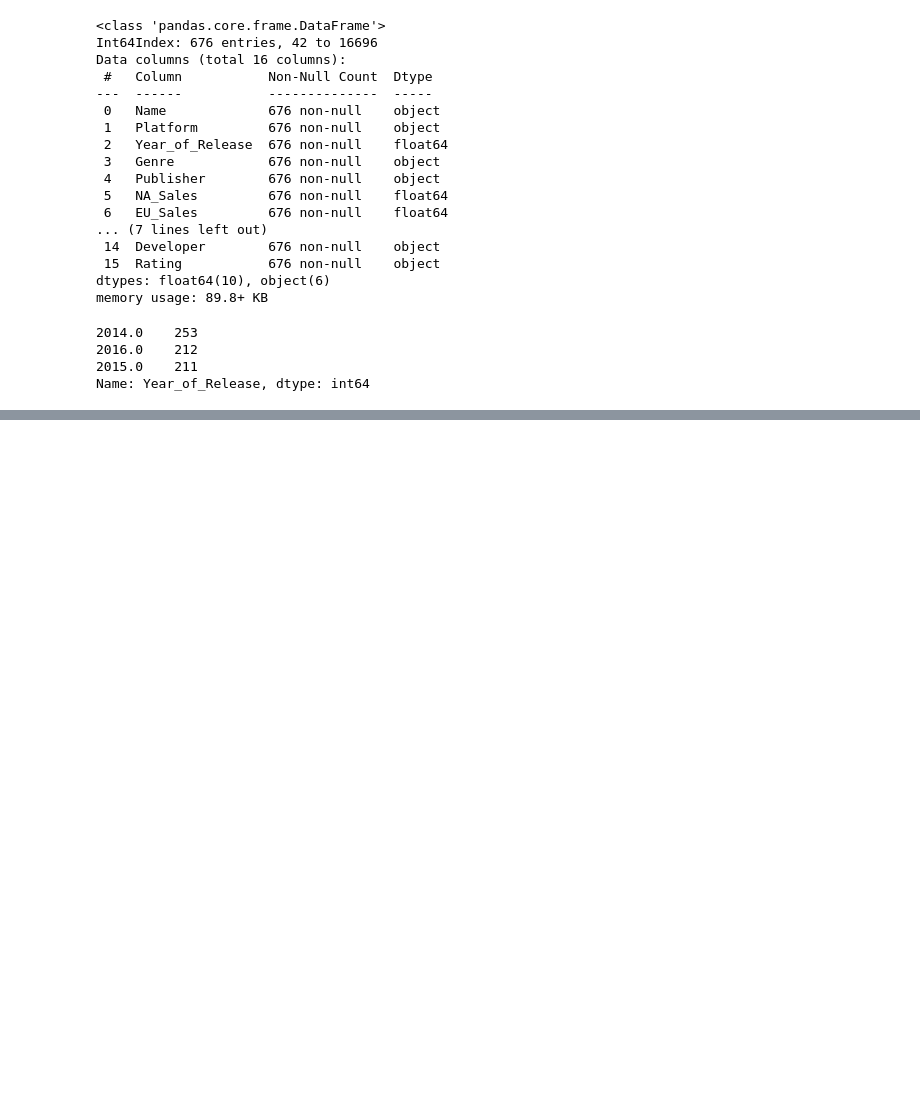
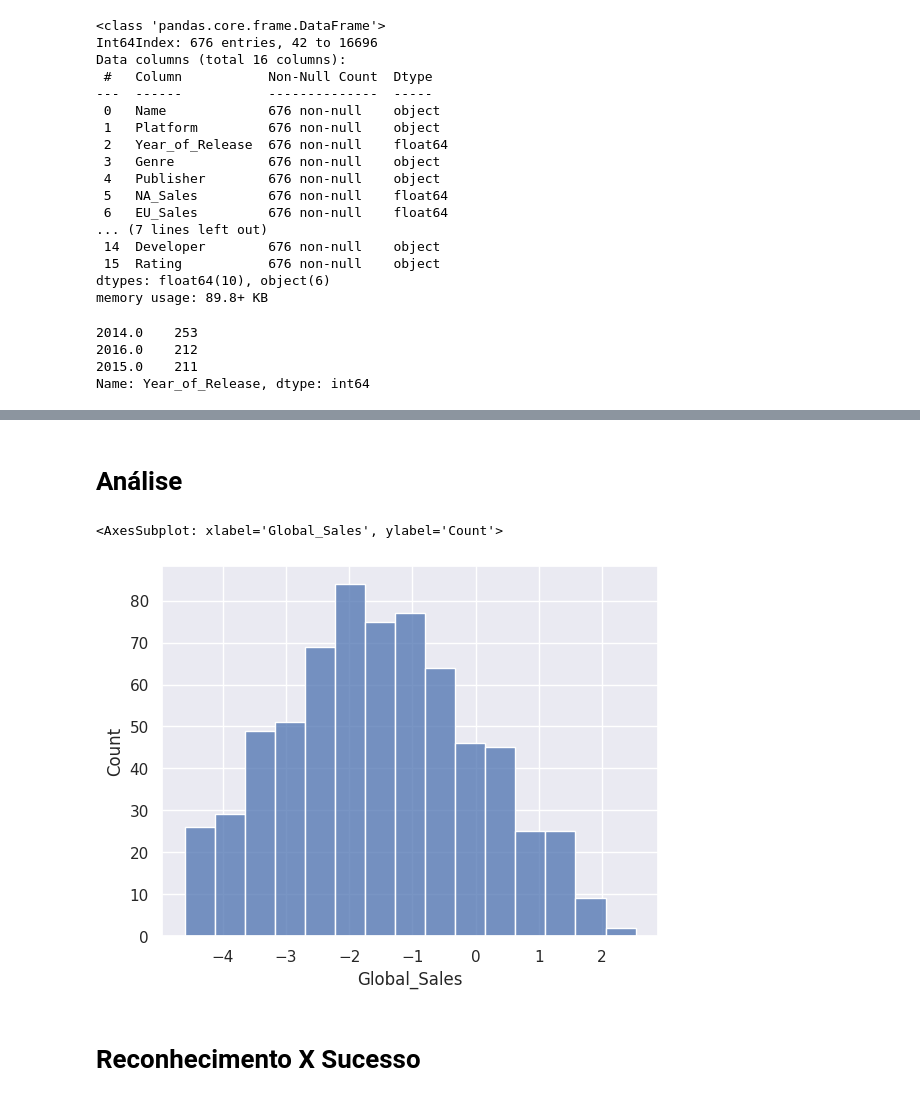
Before and after one commit to bert799/APS1-redsoc, a Jupyter notebook: notebooks/Proj/Fase1/Recorte_ano_2.ipynb, the cells around one changed output, grey strips where cells are left out. Drawn from its saved outputs; the diff is of its cells as text; code cells hidden in the pictures; blank space fills up the shorter version.

```diff
--- a/notebooks/Proj/Fase1/Recorte_ano_2.ipynb
+++ b/notebooks/Proj/Fase1/Recorte_ano_2.ipynb
@@ -55,0 +155,9 @@ Name: Year_of_Release, dtype: int64
+# %% [markdown]
+# Análise
+# %%
+sns.histplot(np.log(df_recortado['Global_Sales']))
+# %% [output]
+<AxesSubplot: xlabel='Global_Sales', ylabel='Count'>
+[figure, added]
+# %% [markdown]
+# Reconhecimento X Sucesso
```
Also changed, not shown: parts of 22 cells of this notebook, 32 other files.
